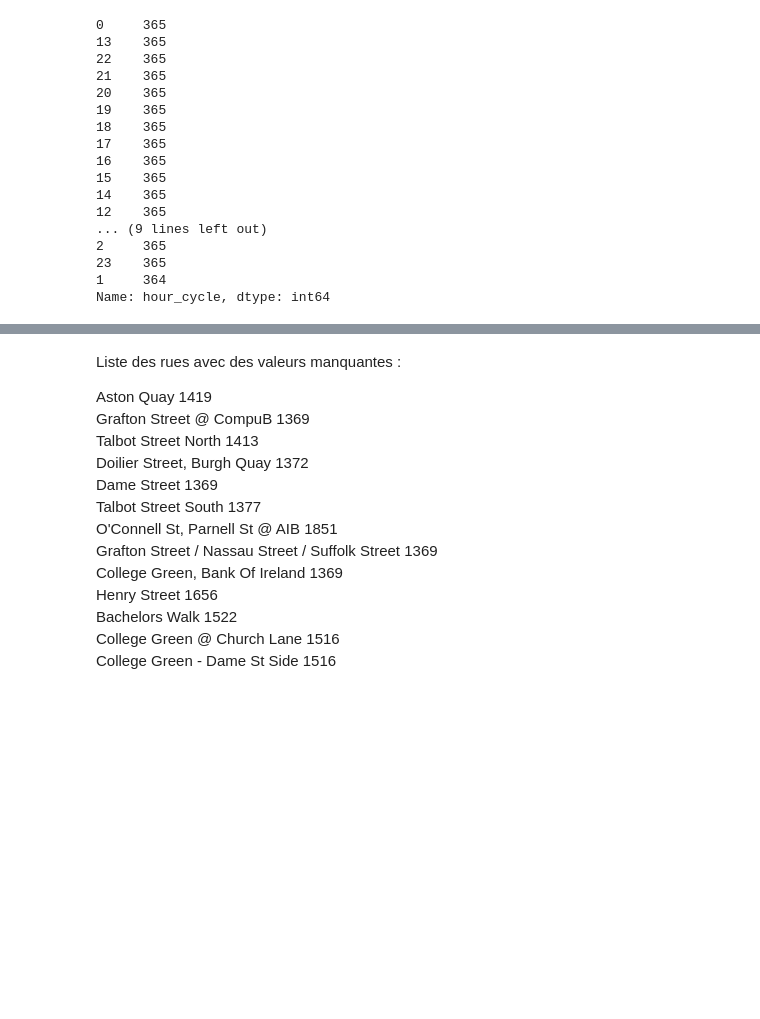
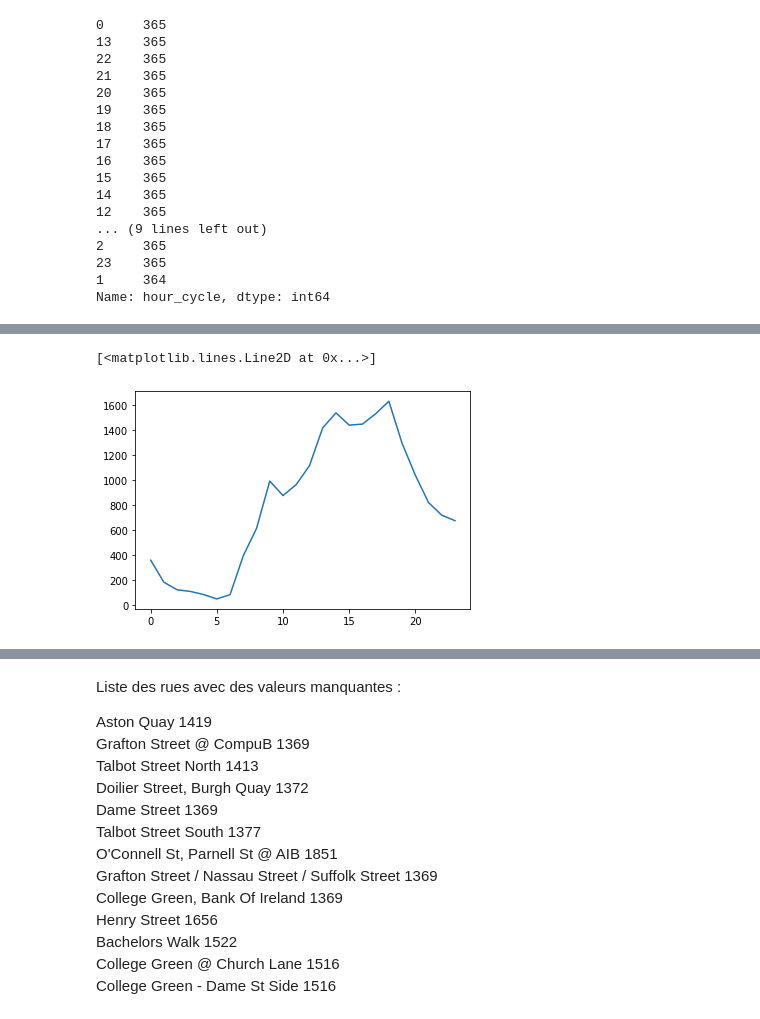
Before and after one commit to Pabaz22/slcities, a Jupyter notebook: notebooks/cleaning_ped_data_VL_19.ipynb, the cells around one changed output, grey strips where cells are left out. Drawn from its saved outputs; the diff is of its cells as text; code cells hidden in the pictures; blank space fills up the shorter version.

```diff
--- a/notebooks/cleaning_ped_data_VL_19.ipynb
+++ b/notebooks/cleaning_ped_data_VL_19.ipynb
@@ -256,0 +313,5 @@ df_test_2_count
+# %%
+plt.plot(df_count['hour_cycle'], df_count['Dame Street'])
+# %% [output]
+[<matplotlib.lines.Line2D at 0x...>]
+[figure, added]
```
Also changed, not shown: parts of 38 cells of this notebook.
